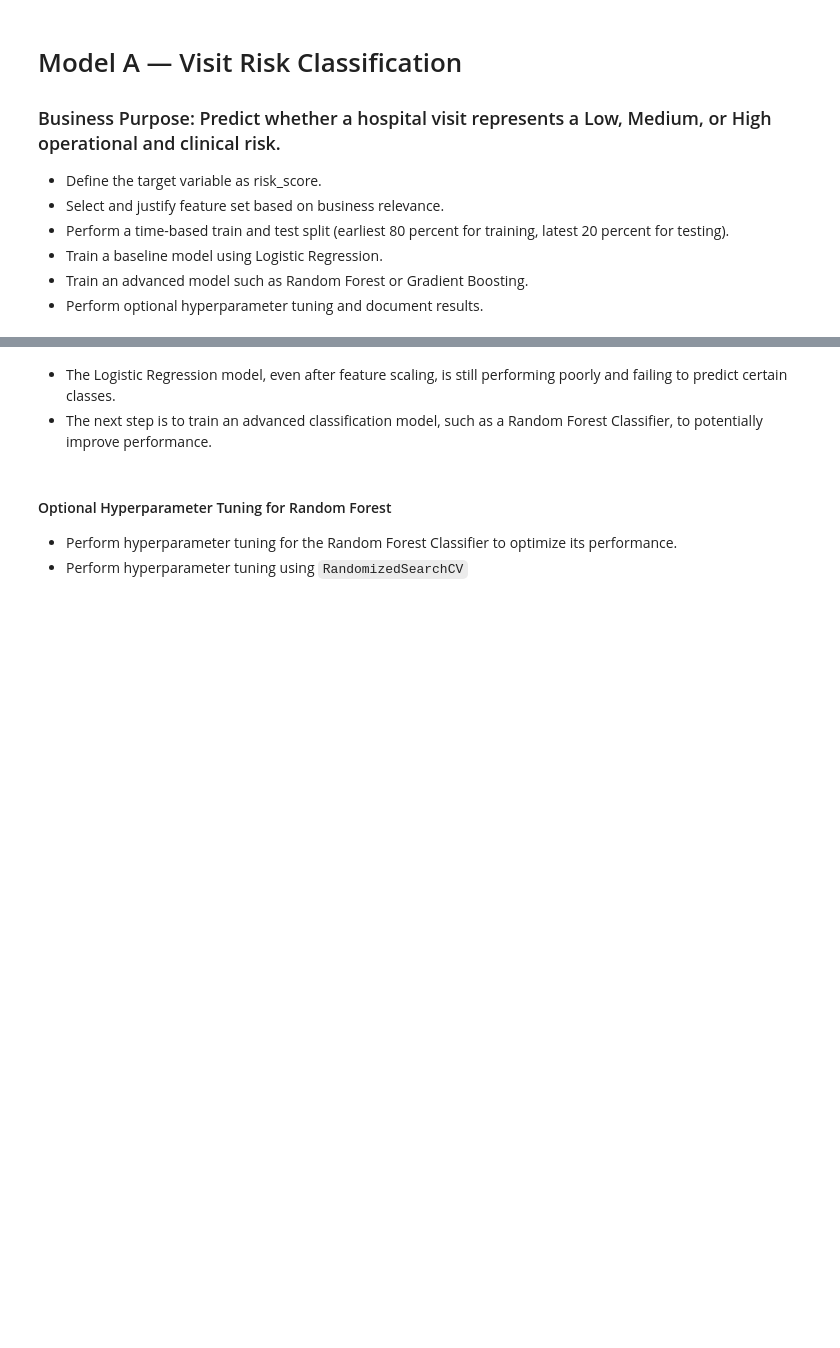
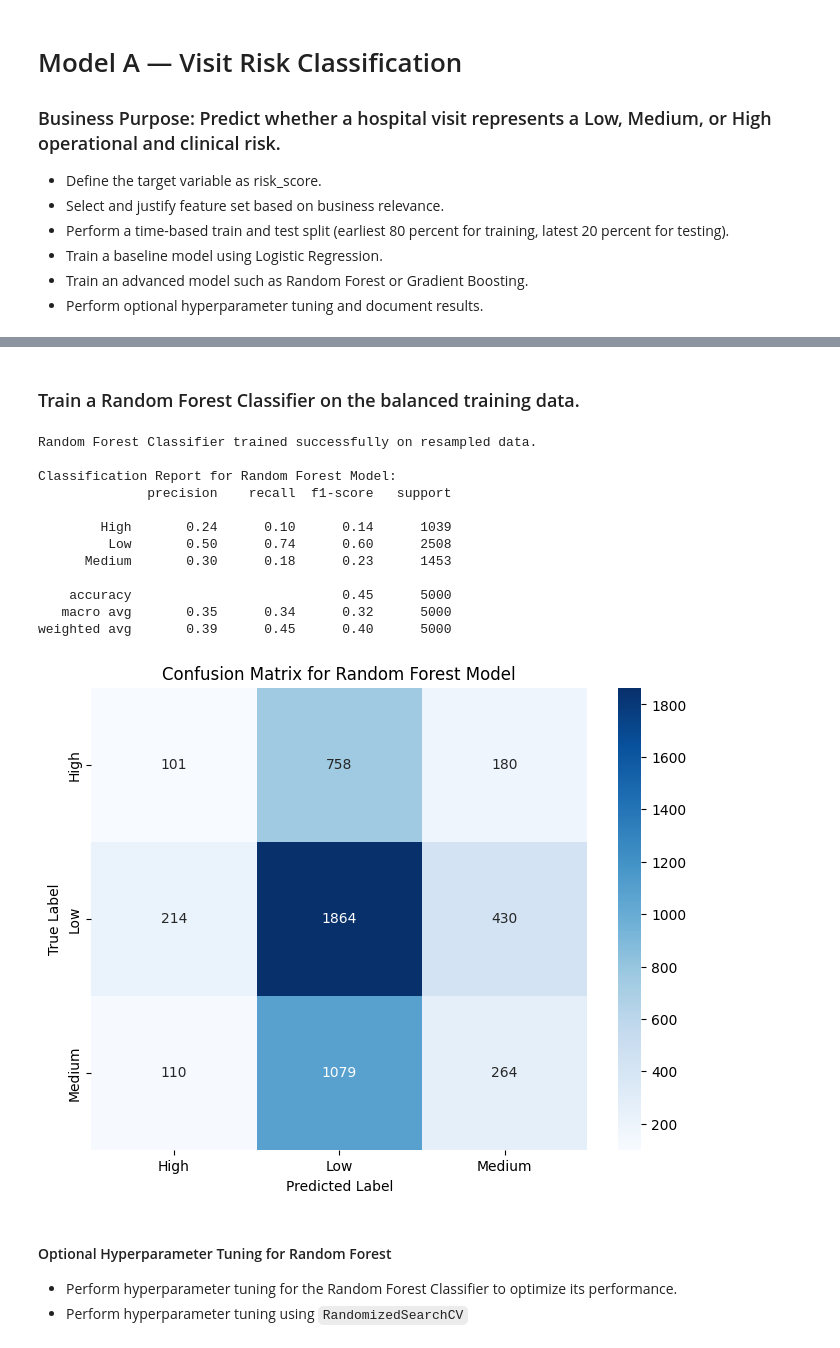
Before and after one commit to rahilkhan-acadmic/APAIML-GradedMiniProject, a Jupyter notebook: capstone/02_risk_model.ipynb, the cells around one changed output, grey strips where cells are left out. Drawn from its saved outputs; the diff is of its cells as text; code cells hidden in the pictures; blank space fills up the shorter version.

```diff
--- a/capstone/02_risk_model.ipynb
+++ b/capstone/02_risk_model.ipynb
@@ -187,39 +521,43 @@ plt.show()
+# %% [markdown]
+### Train a Random Forest Classifier on the balanced training data.
 # %%
-from sklearn.preprocessing import StandardScaler
+# Instantiate a RandomForestClassifier object
+rf_model = RandomForestClassifier(n_estimators=100, random_state=42)
 
-# Initialize StandardScaler
-scaler = StandardScaler()
+# Fit the Random Forest model to the resampled training data
+rf_model.fit(X_resampled, y_resampled)
 
-# Scale the training and testing data
-train_X_scaled = scaler.fit_transform(train_X)
-test_x_scaled = scaler.transform(test_x)
+print("Random Forest Classifier trained successfully on resampled data.")
 
-# Train Logistic Regression model with scaled data
-logistic_model = LogisticRegression(max_iter=1000, random_state=42)
-logistic_model.fit(train_X_scaled, train_y)
+# Make predictions on the test data using the trained Random Forest model
+y_pred_rf = rf_model.predict(test_x)
 
-# Make predictions on the scaled test data
-y_pred = logistic_model.predict(test_x_scaled)
+# Generate a classification report
+print("\nClassification Report for Random Forest Model:")
+print(classification_report(test_y['risk_score_encoded'], y_pred_rf, target_names=le.classes_))
 
-# Evaluate the model
-accuracy = accuracy_score(test_y, y_pred)
-print(f"Accuracy Score: {accuracy:.4f}")
+# Create a confusion matrix
+cm_rf = confusion_matrix(test_y['risk_score_encoded'], y_pred_rf)
 
-print("\n-------- Classification Report: --------")
-display(classification_report(test_y, y_pred))
-
-print("\n-------- Confusion Matrix: --------")
-cm_rf = confusion_matrix(test_y, y_pred)
-
-
-# 4. Display the confusion matrix using a heatmap
+# Display the confusion matrix using a heatmap
 plt.figure(figsize=(8, 6))
 sns.heatmap(cm_rf, annot=True, fmt='d', cmap='Blues',
             xticklabels=le.classes_, yticklabels=le.classes_)
 plt.xlabel('Predicted Label')
 plt.ylabel('True Label')
-plt.title('Confusion Matrix for Logistic Regression Model')
+plt.title('Confusion Matrix for Random Forest Model')
 plt.show()
+# %% [output]
+Random Forest Classifier trained successfully on resampled data.
+
+Classification Report for Random Forest Model:
+              precision    recall  f1-score   support
+
+        High       0.24      0.10      0.14      1039
+         Low       0.50      0.74      0.60      2508
+      Medium       0.30      0.18      0.23      1453
+
+    accuracy                           0.45      5000
+   macro avg       0.35      0.34      0.32      5000
+weighted avg       0.39      0.45      0.40      5000
+[figure, added]
-# %% [markdown]
-* The Logistic Regression model, even after feature scaling, is still performing poorly and failing to predict certain classes.
-* The next step is to train an advanced classification model, such as a Random Forest Classifier, to potentially improve performance.
```
Also changed, not shown: parts of 43 cells of this notebook.
